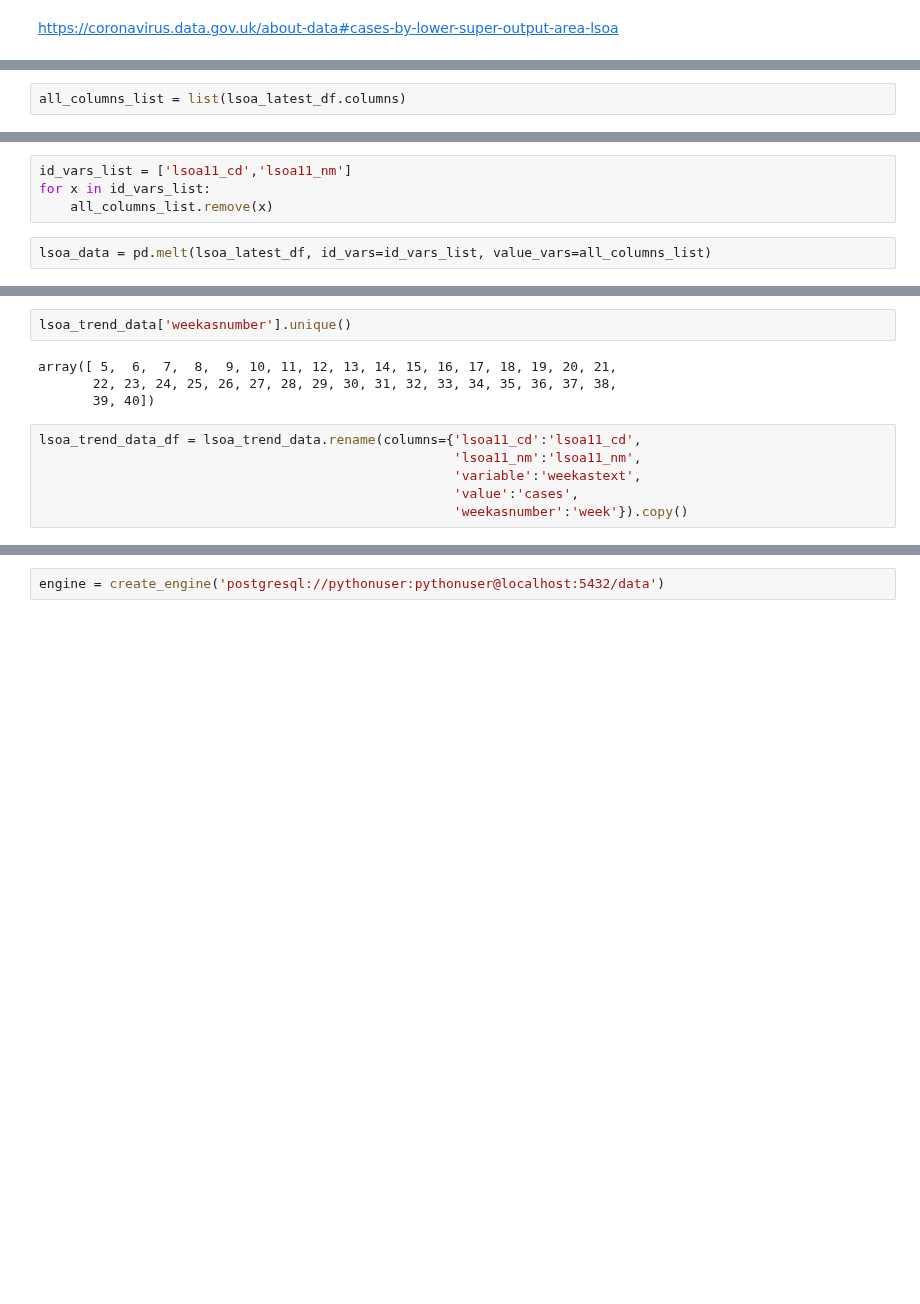
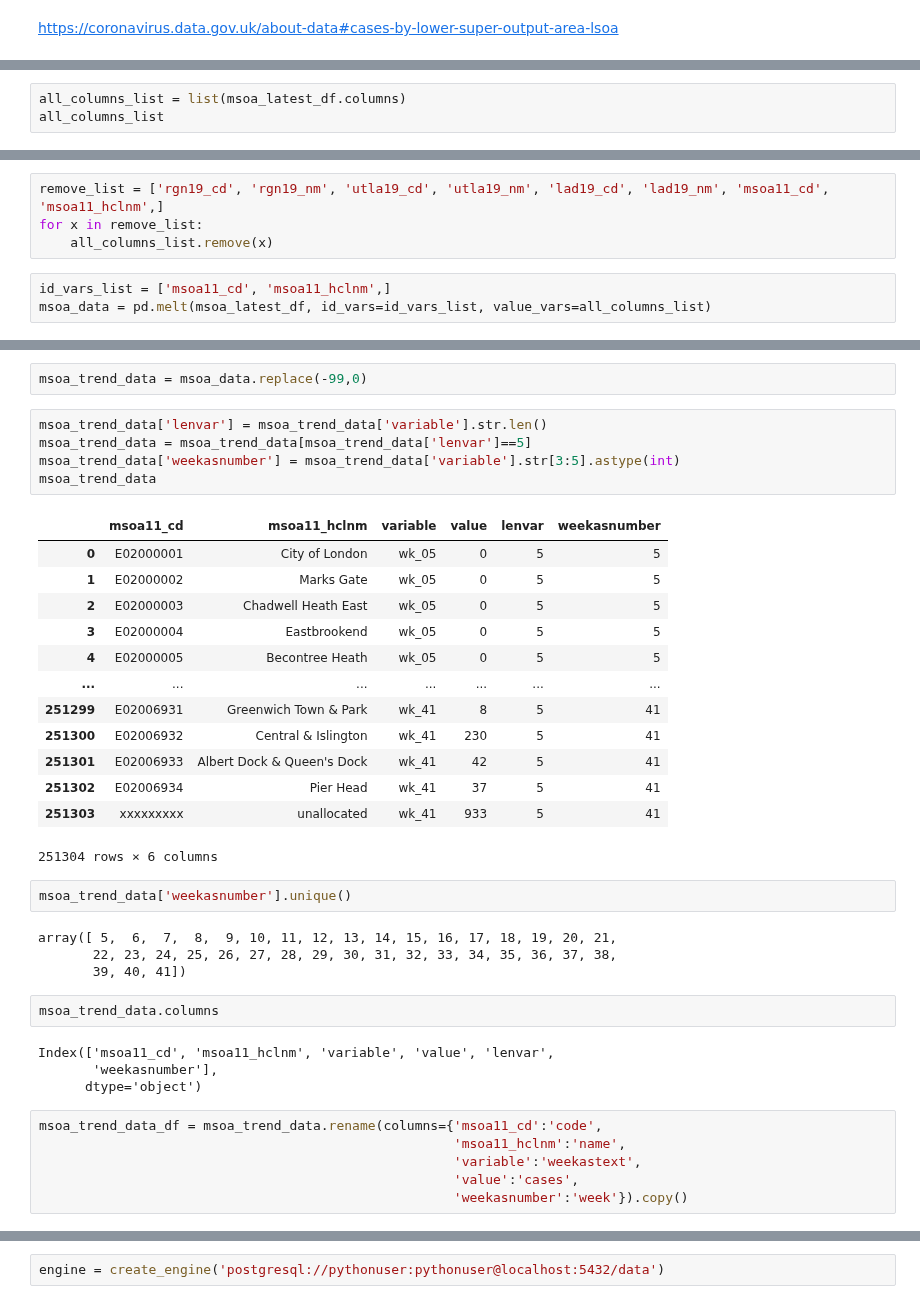
Before and after one commit to andrewcgaitskell/virus-data-voila, a Jupyter notebook: notebooks/Maps/PopLSOATrendData.ipynb, the cells around one changed output, grey strips where cells are left out. Saved outputs shown, nothing was run; the diff lists cells and outputs as text; blank space fills up the shorter version.

```diff
--- a/notebooks/Maps/PopLSOATrendData.ipynb
+++ b/notebooks/Maps/PopLSOATrendData.ipynb
@@ -25,2 +25,3 @@ lsoa_latest_df.head(5)
 # %%
-all_columns_list = list(lsoa_latest_df.columns)
+all_columns_list = list(msoa_latest_df.columns)
+all_columns_list
@@ -27,6 +46,7 @@ all_columns_list = list(lsoa_latest_df.columns)
 # %%
-id_vars_list = ['lsoa11_cd','lsoa11_nm']
-for x in id_vars_list:
+remove_list = ['rgn19_cd', 'rgn19_nm', 'utla19_cd', 'utla19_nm', 'lad19_cd', 'lad19_nm', 'msoa11_cd', 'msoa11_hclnm',]
+for x in remove_list:
     all_columns_list.remove(x)
 # %%
-lsoa_data = pd.melt(lsoa_latest_df, id_vars=id_vars_list, value_vars=all_columns_list)
+id_vars_list = ['msoa11_cd', 'msoa11_hclnm',]
+msoa_data = pd.melt(msoa_latest_df, id_vars=id_vars_list, value_vars=all_columns_list)
@@ -52,12 +69,39 @@ lsoa_trend_data['weekasnumber'] = lsoa_trend_data['variable'].str[3:5].astype(in
+# %%
+msoa_trend_data = msoa_data.replace(-99,0)
+# %%
+msoa_trend_data['lenvar'] = msoa_trend_data['variable'].str.len()
+msoa_trend_data = msoa_trend_data[msoa_trend_data['lenvar']==5]
+msoa_trend_data['weekasnumber'] = msoa_trend_data['variable'].str[3:5].astype(int)
+msoa_trend_data
+# %% [output]
+|  | msoa11_cd | msoa11_hclnm | variable | value | lenvar | weekasnumber |
+| 0 | E02000001 | City of London | wk_05 | 0 | 5 | 5 |
+| 1 | E02000002 | Marks Gate | wk_05 | 0 | 5 | 5 |
+| 2 | E02000003 | Chadwell Heath East | wk_05 | 0 | 5 | 5 |
+| 3 | E02000004 | Eastbrookend | wk_05 | 0 | 5 | 5 |
+| 4 | E02000005 | Becontree Heath | wk_05 | 0 | 5 | 5 |
+| ... | ... | ... | ... | ... | ... | ... |
+| 251299 | E02006931 | Greenwich Town & Park | wk_41 | 8 | 5 | 41 |
+| 251300 | E02006932 | Central & Islington | wk_41 | 230 | 5 | 41 |
+| 251301 | E02006933 | Albert Dock & Queen's Dock | wk_41 | 42 | 5 | 41 |
+| 251302 | E02006934 | Pier Head | wk_41 | 37 | 5 | 41 |
+| 251303 | xxxxxxxxx | unallocated | wk_41 | 933 | 5 | 41 |
+251304 rows × 6 columns
 # %%
-lsoa_trend_data['weekasnumber'].unique()
+msoa_trend_data['weekasnumber'].unique()
 # %% [output]
 array([ 5,  6,  7,  8,  9, 10, 11, 12, 13, 14, 15, 16, 17, 18, 19, 20, 21,
        22, 23, 24, 25, 26, 27, 28, 29, 30, 31, 32, 33, 34, 35, 36, 37, 38,
-       39, 40])
+       39, 40, 41])
+# %%
+msoa_trend_data.columns
+# %% [output]
+Index(['msoa11_cd', 'msoa11_hclnm', 'variable', 'value', 'lenvar',
+       'weekasnumber'],
+      dtype='object')
 # %%
-lsoa_trend_data_df = lsoa_trend_data.rename(columns={'lsoa11_cd':'lsoa11_cd',
-                                                     'lsoa11_nm':'lsoa11_nm',
+msoa_trend_data_df = msoa_trend_data.rename(columns={'msoa11_cd':'code',
+                                                     'msoa11_hclnm':'name',
                                                      'variable':'weekastext',
                                                      'value':'cases',
                                                      'weekasnumber':'week'}).copy()
```
Also changed, not shown: parts of 23 cells of this notebook, 10 other files.
